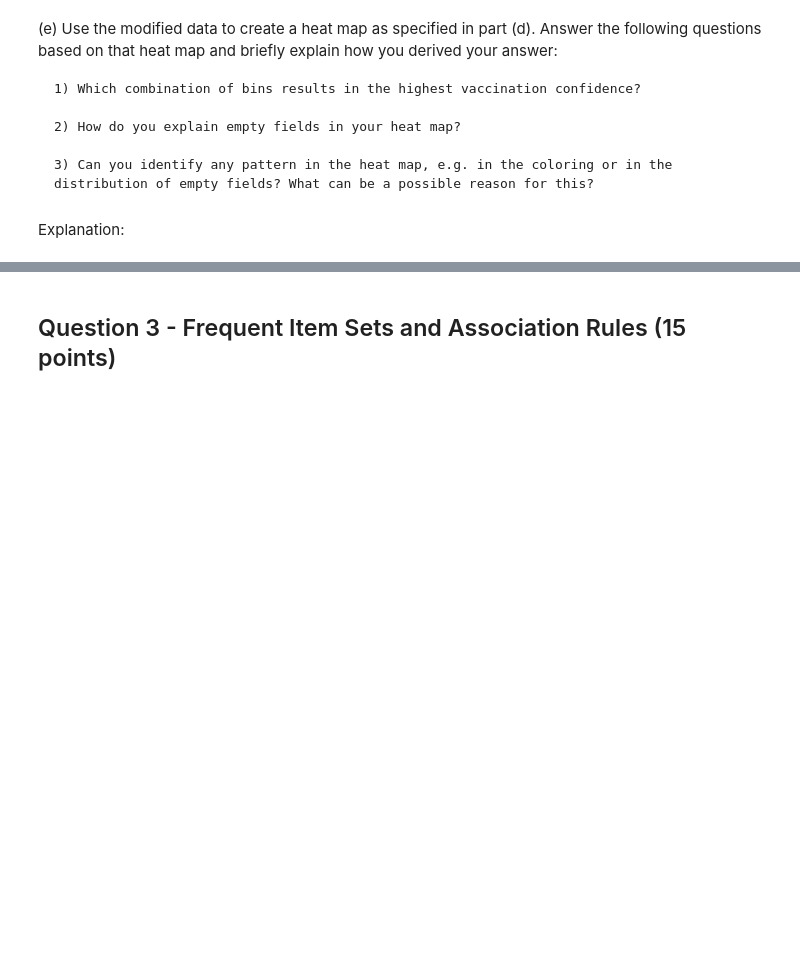
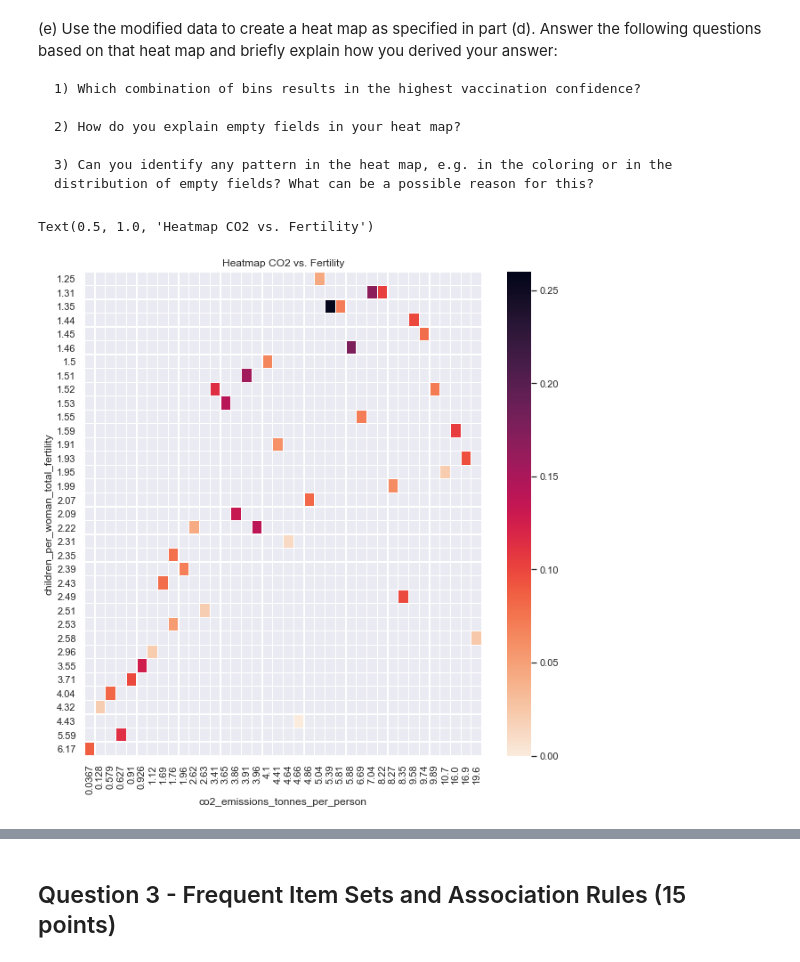
Before and after one commit to JohnGim/ids, a Jupyter notebook: a2/IDS_Assignment_2.ipynb, the cells around one changed output, grey strips where cells are left out. Cells and saved outputs as stored; diff of their text form; code cells hidden in the pictures; blank space fills up the shorter version.

```diff
--- a/a2/IDS_Assignment_2.ipynb
+++ b/a2/IDS_Assignment_2.ipynb
@@ -347,3 +409,13 @@ Do the following steps in preparation:
+# %%
+# your code
+# drop unnecessary columns
+cols = ["co2_emissions_tonnes_per_person","children_per_woman_total_fertility",'vccin_effect_dag']
+data_q2_heat = data_q2.drop(columns=[col for col in data_q2_dropped if col not in cols])
+# discretize
+pd.cut(data_q2_heat["co2_emissions_tonnes_per_person"], bins=40)
+pd.cut(data_q2_heat["children_per_woman_total_fertility"], bins=40)
+# group
+data_q2_heat_grouped = data_q2_heat.groupby(["co2_emissions_tonnes_per_person","children_per_woman_total_fertility"]).median()
 # %% [markdown]
 (e) Use the modified data to create a heat map as specified in part (d). Answer the following questions based on that heat map and briefly explain how you derived your answer:
 
@@ -357,2 +427,10 @@ Do the following steps in preparation:
-# %% [markdown]
-Explanation:
+# %%
+# your code
+import seaborn as sns
+data_pivot = pd.pivot_table(data_q2_heat_grouped, values = 'vccin_effect_dag', columns="co2_emissions_tonnes_per_person", index ="children_per_woman_total_fertility" )
+plt.figure(figsize=(10,10))
+sns.heatmap(data_pivot, cmap="rocket_r", linewidth=0.2)
+plt.title("Heatmap CO2 vs. Fertility")
+# %% [output]
+Text(0.5, 1.0, 'Heatmap CO2 vs. Fertility')
+[figure, added]
```
Also changed, not shown: parts of 14 cells of this notebook.
